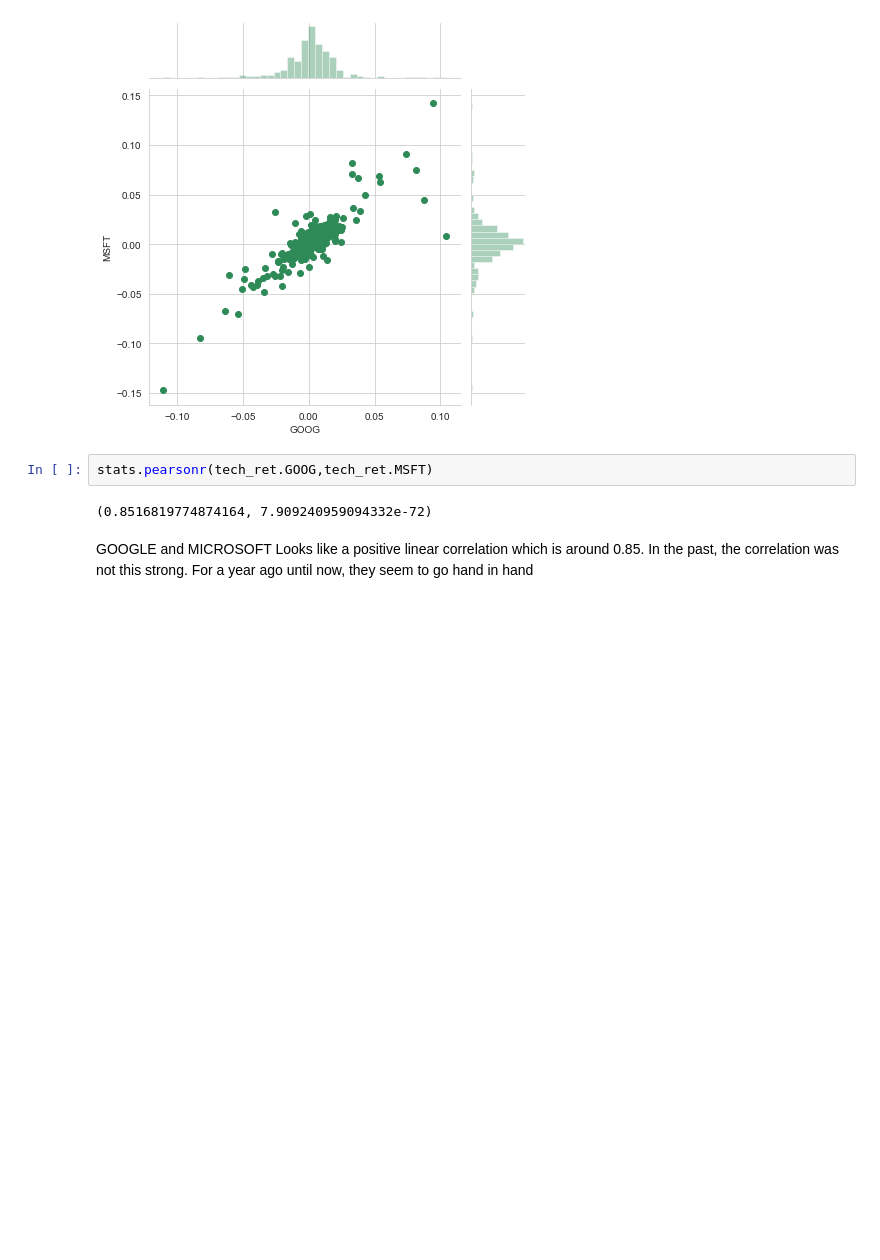
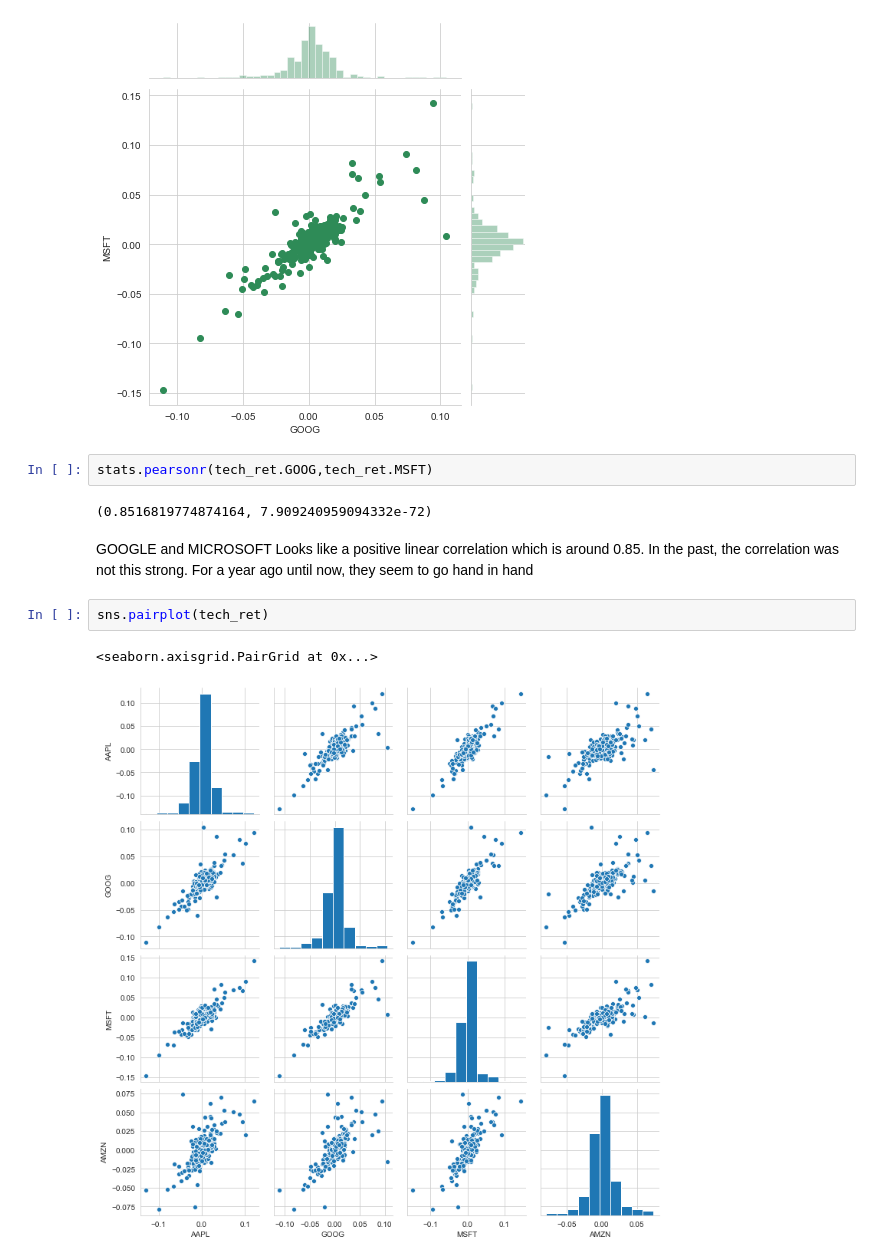
Before and after one commit to chibao659/Stock-Market, a Jupyter notebook: Stock Market Data Analysis Project.ipynb, the cells around one changed output. Drawn from its saved outputs; the diff is of its cells as text; blank space fills up the shorter version.

```diff
--- a/Stock Market Data Analysis Project.ipynb
+++ b/Stock Market Data Analysis Project.ipynb
@@ -208,3 +219,8 @@ stats.pearsonr(tech_ret.GOOG,tech_ret.MSFT)
 GOOGLE and MICROSOFT
 Looks like a positive linear correlation which is around 0.85.
 In the past, the correlation was not this strong. For a year ago until now, they seem to go hand in hand
+# %%
+sns.pairplot(tech_ret)
+# %% [output]
+<seaborn.axisgrid.PairGrid at 0x...>
+[figure, added]
```
Also changed, not shown: parts of 60 cells of this notebook.
